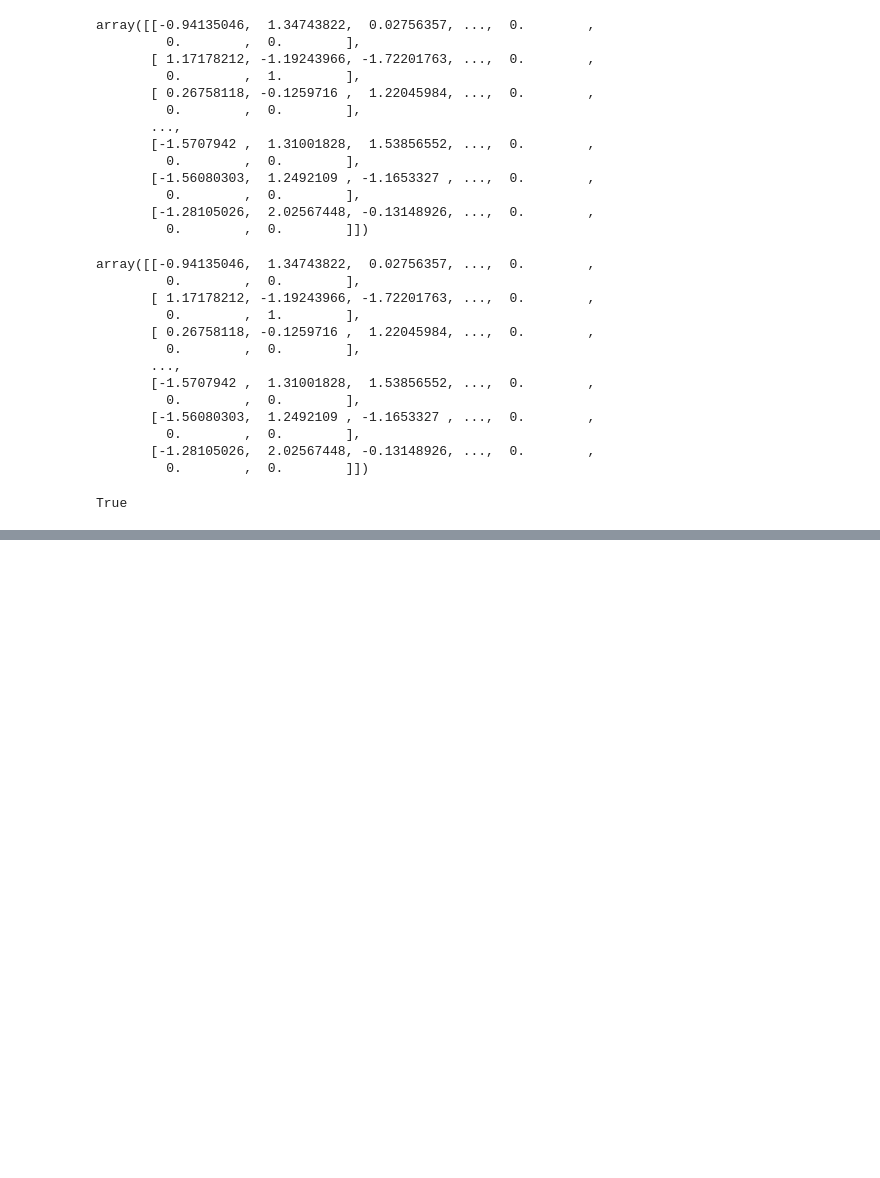
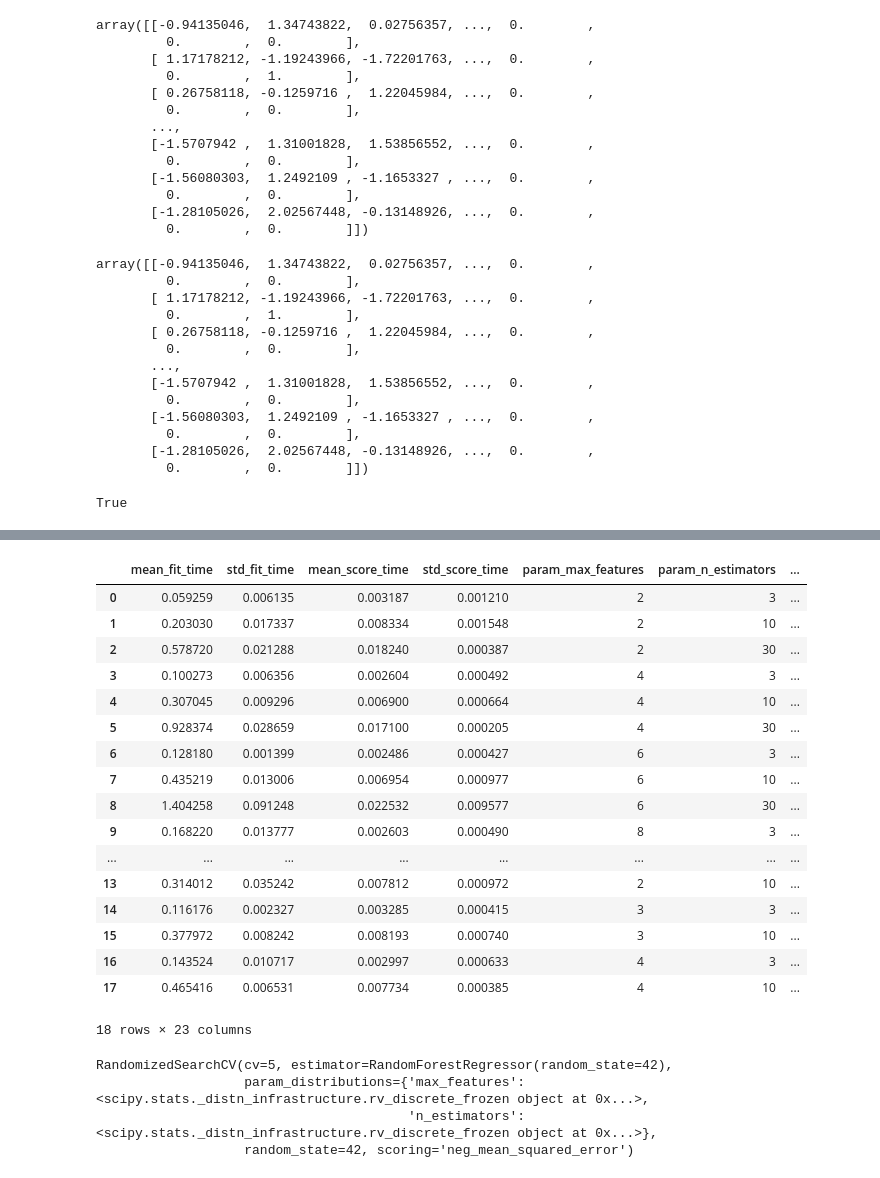
Before and after one commit to alexandreflach/machine-learning, a Jupyter notebook: Housing.ipynb, the cells around one changed output, grey strips where cells are left out. Saved outputs shown, nothing was run; the diff lists cells and outputs as text; code cells hidden in the pictures; blank space fills up the shorter version.

```diff
--- a/Housing.ipynb
+++ b/Housing.ipynb
@@ -650,0 +722,5 @@ True
+# %%
+from sklearn.tree import DecisionTreeRegressor
+
+tree_reg = DecisionTreeRegressor(random_state=42)
+tree_reg.fit(housing_prepared, housing_labels)
@@ -650,0 +765,5 @@ True
+# %%
+from sklearn.ensemble import RandomForestRegressor
+
+forest_reg = RandomForestRegressor(n_estimators=10, random_state=42)
+forest_reg.fit(housing_prepared, housing_labels)
@@ -650,0 +804,9 @@ True
+# %%
+from sklearn.svm import SVR
+
+svm_reg = SVR(kernel="linear")
+svm_reg.fit(housing_prepared, housing_labels)
+housing_predictions = svm_reg.predict(housing_prepared)
+svm_mse = mean_squared_error(housing_labels, housing_predictions)
+svm_rmse = np.sqrt(svm_mse)
+svm_rmse
@@ -650,0 +815,15 @@ True
+# %%
+from sklearn.model_selection import GridSearchCV
+
+param_grid = [
+    # try 12 (3×4) combinations of hyperparameters
+    {'n_estimators': [3, 10, 30], 'max_features': [2, 4, 6, 8]},
+    # then try 6 (2×3) combinations with bootstrap set as False
+    {'bootstrap': [False], 'n_estimators': [3, 10], 'max_features': [2, 3, 4]},
+  ]
+
+forest_reg = RandomForestRegressor(random_state=42)
+# train across 5 folds, that's a total of (12+6)*5=90 rounds of training
+grid_search = GridSearchCV(forest_reg, param_grid, cv=5,
+                           scoring='neg_mean_squared_error', return_train_score=True)
+grid_search.fit(housing_prepared, housing_labels)
@@ -650,0 +868,39 @@ True
+# %%
+pd.DataFrame(grid_search.cv_results_)
+# %% [output]
+|  | mean_fit_time | std_fit_time | mean_score_time | std_score_time | param_max_features | param_n_estimators | ... |
+| 0 | 0.059259 | 0.006135 | 0.003187 | 0.001210 | 2 | 3 | ... |
+| 1 | 0.203030 | 0.017337 | 0.008334 | 0.001548 | 2 | 10 | ... |
+| 2 | 0.578720 | 0.021288 | 0.018240 | 0.000387 | 2 | 30 | ... |
+| 3 | 0.100273 | 0.006356 | 0.002604 | 0.000492 | 4 | 3 | ... |
+| 4 | 0.307045 | 0.009296 | 0.006900 | 0.000664 | 4 | 10 | ... |
+| 5 | 0.928374 | 0.028659 | 0.017100 | 0.000205 | 4 | 30 | ... |
+| 6 | 0.128180 | 0.001399 | 0.002486 | 0.000427 | 6 | 3 | ... |
+| 7 | 0.435219 | 0.013006 | 0.006954 | 0.000977 | 6 | 10 | ... |
+| 8 | 1.404258 | 0.091248 | 0.022532 | 0.009577 | 6 | 30 | ... |
+| 9 | 0.168220 | 0.013777 | 0.002603 | 0.000490 | 8 | 3 | ... |
+| ... | ... | ... | ... | ... | ... | ... | ... |
+| 13 | 0.314012 | 0.035242 | 0.007812 | 0.000972 | 2 | 10 | ... |
+| 14 | 0.116176 | 0.002327 | 0.003285 | 0.000415 | 3 | 3 | ... |
+| 15 | 0.377972 | 0.008242 | 0.008193 | 0.000740 | 3 | 10 | ... |
+| 16 | 0.143524 | 0.010717 | 0.002997 | 0.000633 | 4 | 3 | ... |
+| 17 | 0.465416 | 0.006531 | 0.007734 | 0.000385 | 4 | 10 | ... |
+18 rows × 23 columns
+# %%
+from sklearn.model_selection import RandomizedSearchCV
+from scipy.stats import randint
+
+param_distribs = {
+        'n_estimators': randint(low=1, high=200),
+        'max_features': randint(low=1, high=8),
+    }
+
+forest_reg = RandomForestRegressor(random_state=42)
+rnd_search = RandomizedSearchCV(forest_reg, param_distributions=param_distribs,
+                                n_iter=10, cv=5, scoring='neg_mean_squared_error', random_state=42)
+rnd_search.fit(housing_prepared, housing_labels)
+# %% [output]
+RandomizedSearchCV(cv=5, estimator=RandomForestRegressor(random_state=42),
+                   param_distributions={'max_features': <scipy.stats._distn_infrastructure.rv_discrete_frozen object at 0x...>,
+                                        'n_estimators': <scipy.stats._distn_infrastructure.rv_discrete_frozen object at 0x...>},
+                   random_state=42, scoring='neg_mean_squared_error')
```
Also changed, not shown: parts of 38 cells of this notebook.
